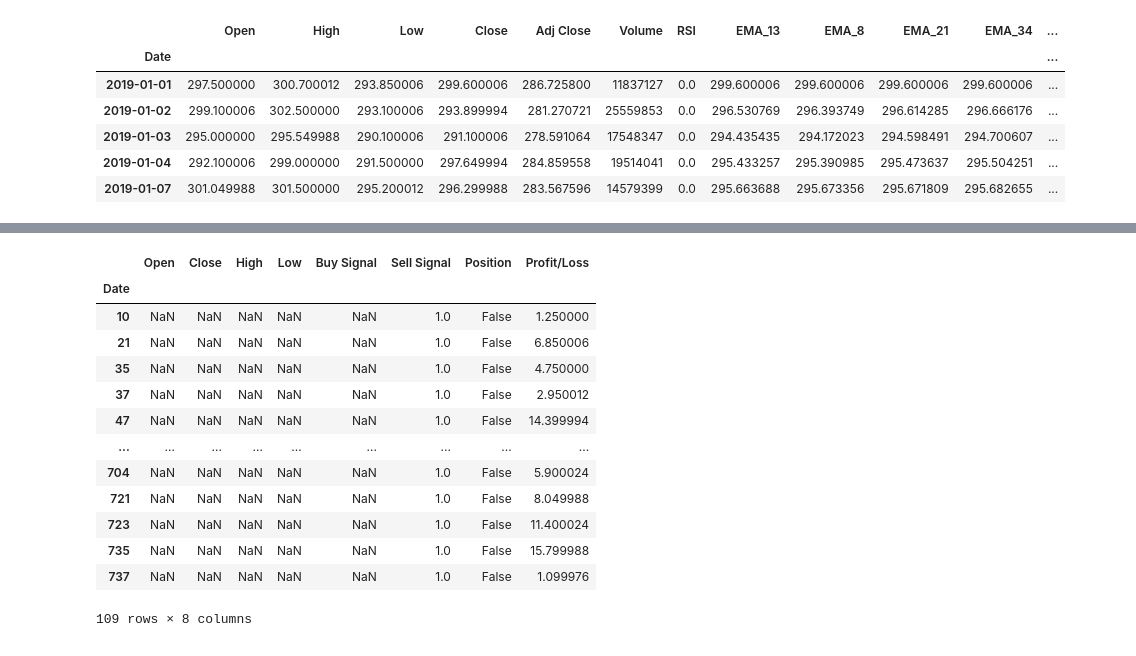
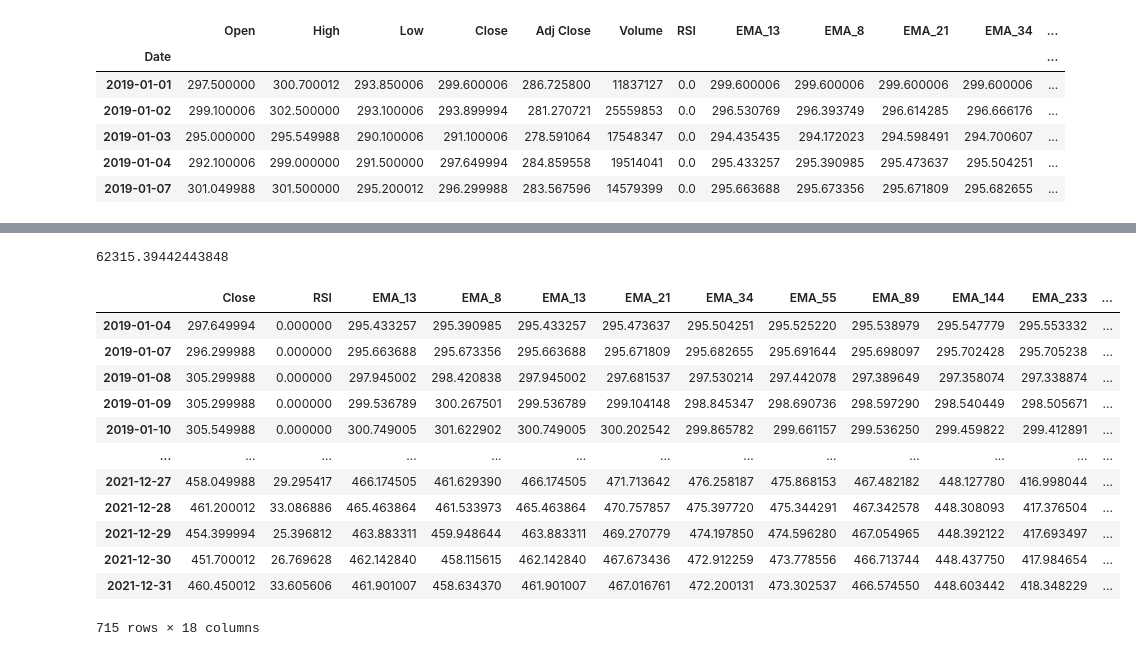
Before and after one commit to kalepravinkumars/RSI_MA_NSE, a Jupyter notebook: ITR_1.ipynb, the cells around one changed output, grey strips where cells are left out. Saved outputs shown, nothing was run; the diff lists cells and outputs as text; code cells hidden in the pictures.

```diff
--- a/ITR_1.ipynb
+++ b/ITR_1.ipynb
@@ -106,0 +53,38 @@ trading_log.tail()
+# %%
+import pandas as pd
+import numpy as np
+
+# Function to generate random buy and sell signals
+def generate_random_signals(data):
+    np.random.seed(42)
+    signals = np.random.choice([0, 1], size=len(data))
+    return signals
+
+# Initialize trading_log DataFrame
+trading_log = pd.DataFrame(columns=['Close', 'RSI'] + [f'EMA_{period}' for period in ema_periods] + [f'RSI_EMA_{period}' for period in rsi_ema_periods] + ['ProfitLoss', 'Signal'])
+
+# Set initial position to False
+position = False
+
+# Generate random buy/sell signals and calculate profit/loss
+buy_sell_signals = generate_random_signals(stock_data)
+profit_loss = 0.0
+
+# Iterate over the stock_data DataFrame and populate the trading_log DataFrame
+for index, row in stock_data.iterrows():
+    close_price = row['Close']
+    rsi = row['RSI']
+    stock_ema_values = [row[f'EMA_{period}'] for period in ema_periods]
+    rsi_ema_values = [row[f'RSI_EMA_{period}'] for period in rsi_ema_periods]
+
+    if position:  # Sell signal
+        profit_loss += close_price - buy_price
+        trading_log.loc[index] = [close_price, rsi] + stock_ema_values + rsi_ema_values + [profit_loss, 0]
+        position = False
+    else:  # Buy signal
+        buy_price = close_price
+        trading_log.loc[index] = [close_price, rsi] + stock_ema_values + rsi_ema_values + [profit_loss, 1]
+        position = True
+
+# Print the trading_log DataFrame
+trading_log.head()
@@ -107,17 +98,20 @@ trading_log.tail()
+# %%
+trading_log['ProfitLoss'].sum()
+# %% [output]
+62315.39442443848
 # %%
-trading_log[trading_log['Profit/Loss']>0]
+trading_log[trading_log['ProfitLoss']>0]
 # %% [output]
-|  | Open | Close | High | Low | Buy Signal | Sell Signal | Position | Profit/Loss |
-| Date |  |  |  |  |  |  |  |  |
-| 10 | NaN | NaN | NaN | NaN | NaN | 1.0 | False | 1.250000 |
-| 21 | NaN | NaN | NaN | NaN | NaN | 1.0 | False | 6.850006 |
-| 35 | NaN | NaN | NaN | NaN | NaN | 1.0 | False | 4.750000 |
-| 37 | NaN | NaN | NaN | NaN | NaN | 1.0 | False | 2.950012 |
-| 47 | NaN | NaN | NaN | NaN | NaN | 1.0 | False | 14.399994 |
-| ... | ... | ... | ... | ... | ... | ... | ... | ... |
-| 704 | NaN | NaN | NaN | NaN | NaN | 1.0 | False | 5.900024 |
-| 721 | NaN | NaN | NaN | NaN | NaN | 1.0 | False | 8.049988 |
-| 723 | NaN | NaN | NaN | NaN | NaN | 1.0 | False | 11.400024 |
-| 735 | NaN | NaN | NaN | NaN | NaN | 1.0 | False | 15.799988 |
-| 737 | NaN | NaN | NaN | NaN | NaN | 1.0 | False | 1.099976 |
+|  | Close | RSI | EMA_13 | EMA_8 | EMA_13 | EMA_21 | EMA_34 | EMA_55 | EMA_89 | EMA_144 | EMA_233 | ... |
+| 2019-01-04 | 297.649994 | 0.000000 | 295.433257 | 295.390985 | 295.433257 | 295.473637 | 295.504251 | 295.525220 | 295.538979 | 295.547779 | 295.553332 | ... |
+| 2019-01-07 | 296.299988 | 0.000000 | 295.663688 | 295.673356 | 295.663688 | 295.671809 | 295.682655 | 295.691644 | 295.698097 | 295.702428 | 295.705238 | ... |
+| 2019-01-08 | 305.299988 | 0.000000 | 297.945002 | 298.420838 | 297.945002 | 297.681537 | 297.530214 | 297.442078 | 297.389649 | 297.358074 | 297.338874 | ... |
+| 2019-01-09 | 305.299988 | 0.000000 | 299.536789 | 300.267501 | 299.536789 | 299.104148 | 298.845347 | 298.690736 | 298.597290 | 298.540449 | 298.505671 | ... |
+| 2019-01-10 | 305.549988 | 0.000000 | 300.749005 | 301.622902 | 300.749005 | 300.202542 | 299.865782 | 299.661157 | 299.536250 | 299.459822 | 299.412891 | ... |
+| ... | ... | ... | ... | ... | ... | ... | ... | ... | ... | ... | ... | ... |
+| 2021-12-27 | 458.049988 | 29.295417 | 466.174505 | 461.629390 | 466.174505 | 471.713642 | 476.258187 | 475.868153 | 467.482182 | 448.127780 | 416.998044 | ... |
+| 2021-12-28 | 461.200012 | 33.086886 | 465.463864 | 461.533973 | 465.463864 | 470.757857 | 475.397720 | 475.344291 | 467.342578 | 448.308093 | 417.376504 | ... |
+| 2021-12-29 | 454.399994 | 25.396812 | 463.883311 | 459.948644 | 463.883311 | 469.270779 | 474.197850 | 474.596280 | 467.054965 | 448.392122 | 417.693497 | ... |
+| 2021-12-30 | 451.700012 | 26.769628 | 462.142840 | 458.115615 | 462.142840 | 467.673436 | 472.912259 | 473.778556 | 466.713744 | 448.437750 | 417.984654 | ... |
+| 2021-12-31 | 460.450012 | 33.605606 | 461.901007 | 458.634370 | 461.901007 | 467.016761 | 472.200131 | 473.302537 | 466.574550 | 448.603442 | 418.348229 | ... |
-109 rows × 8 columns
+715 rows × 18 columns
```
Also changed, not shown: parts of 5 cells of this notebook.
